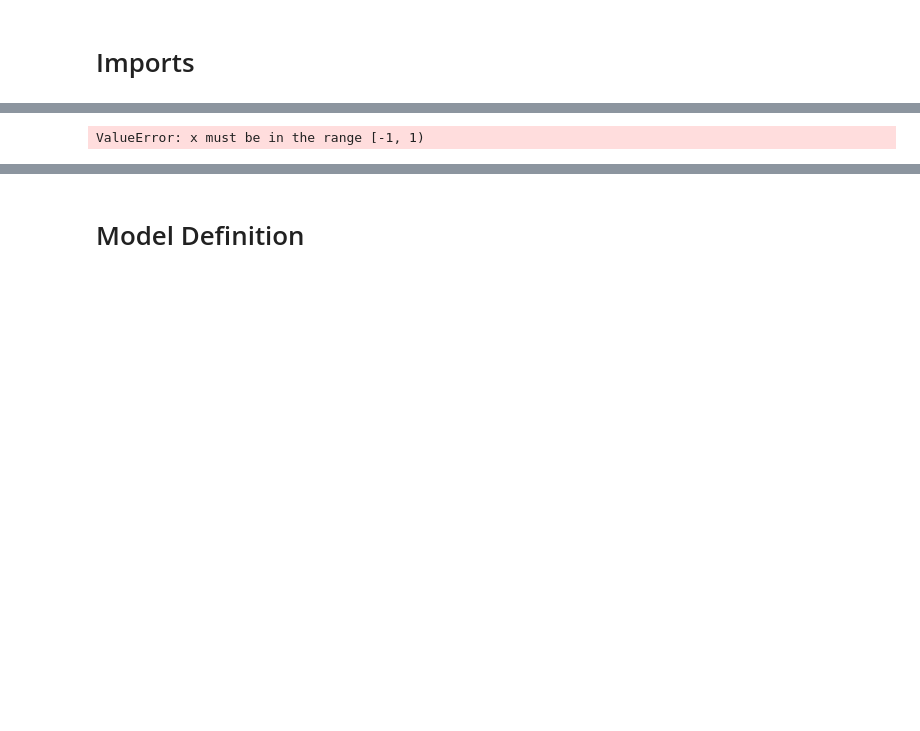
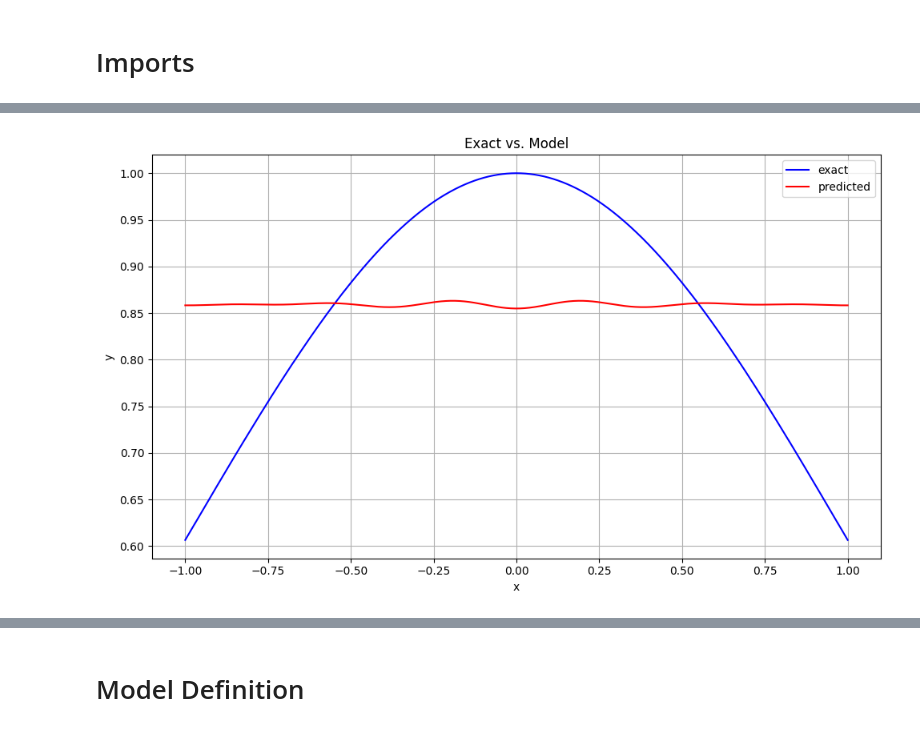
Before and after one commit to MazenAli/QuLearn, a Jupyter notebook: scratch/scratch.ipynb, the cells around one changed output, grey strips where cells are left out. Saved outputs shown, nothing was run; the diff lists cells and outputs as text; code cells hidden in the pictures; blank space fills up the shorter version.

```diff
--- a/scratch/scratch.ipynb
+++ b/scratch/scratch.ipynb
@@ -2,0 +74,4 @@
+# %%
+drawer = qml.draw_mpl(serial_quantum_model, show_all_wires=True, expansion_strategy="device")
+x = 0.0
+print(drawer(weights, x))
@@ -754,7 +981,7 @@ class LeakyReLUNet(nn.Module):
     def __init__(self, input_dim):
         super(LeakyReLUNet, self).__init__()
         # Define layers of the network (You can adjust the number of neurons as needed)
-        dim = 4
+        dim = 8
         self.fc1 = nn.Linear(input_dim, dim, dtype=torch.float64)  # First fully connected layer
         self.fc2 = nn.Linear(dim, dim, dtype=torch.float64)         # Second fully connected layer
         self.fc3 = nn.Linear(dim, dim, dtype=torch.float64)
@@ -775,3 +1002,4 @@ model = LeakyReLUNet(input_dim)
 print(model)
 print([p.shape for p in model.parameters() if p.requires_grad])
 print(sum(p.numel() for p in model.parameters() if p.requires_grad))
+print(model(x).shape)
@@ -940,12 +1158,12 @@ from torch.utils.data import DataLoader, TensorDataset
 N_train = 100
 N_valid = 10
 batch_size=25
-#X_train = torch.linspace(-1, 1, N_train, dtype=torch.float64).reshape(-1, 1)
-X_train = torch.rand((N_train, num_features), dtype=torch.float64)
-Y_train = add_gaussian_noise(multidimstep(X_train))
-#X_valid = torch.linspace(-1, 1, N_valid, dtype=torch.float64).reshape(-1, 1)
-X_valid=  torch.rand((N_valid, num_features), dtype=torch.float64)
-Y_valid = multidimstep(X_valid)
+X_train = torch.linspace(-1, 1, N_train, dtype=torch.float64).reshape(-1, 1)
+#X_train = torch.rand((N_train, num_features), dtype=torch.float64)
+Y_train = add_gaussian_noise(gaussian(X_train))
+X_valid = torch.linspace(-1, 1, N_valid, dtype=torch.float64).reshape(-1, 1)
+#X_valid=  torch.rand((N_valid, num_features), dtype=torch.float64)
+Y_valid = gaussian(X_valid)
 data_train = TensorDataset(X_train, Y_train)
 data_valid = TensorDataset(X_valid, Y_valid)
 loader_train = DataLoader(data_train, batch_size=batch_size, shuffle=False)
@@ -997,26 +1213,26 @@ INFO:train_function:Validate - Metrics: mse_loss: 0.004280
 # %%
 # Plotting
 X = torch.linspace(-1, 1, 1000, dtype=torch.float64).reshape(-1, 1)
-Y_exact = step_function(X)
+Y_exact = gaussian(X)
 model.eval()
 with torch.no_grad():
     Y_model = model(X)
 plt.figure(figsize=(10,6))
 plt.plot(X, Y_exact, label="exact", color="blue")
 plt.plot(X, Y_model, label="predicted", color="red")
 
 # Adding title and labels
 plt.title("Exact vs. Model")
 plt.xlabel("x")
 plt.ylabel("y")
 plt.legend()
 
 # Display the plot
 plt.grid(True)
 plt.tight_layout()
 plt.show()
 # %% [output]
-ValueError: x must be in the range [-1, 1)
+[figure, added]
 # %%
 import torch
 import matplotlib.pyplot as plt
```
Also changed, not shown: parts of 20 cells of this notebook, 2 other files.
